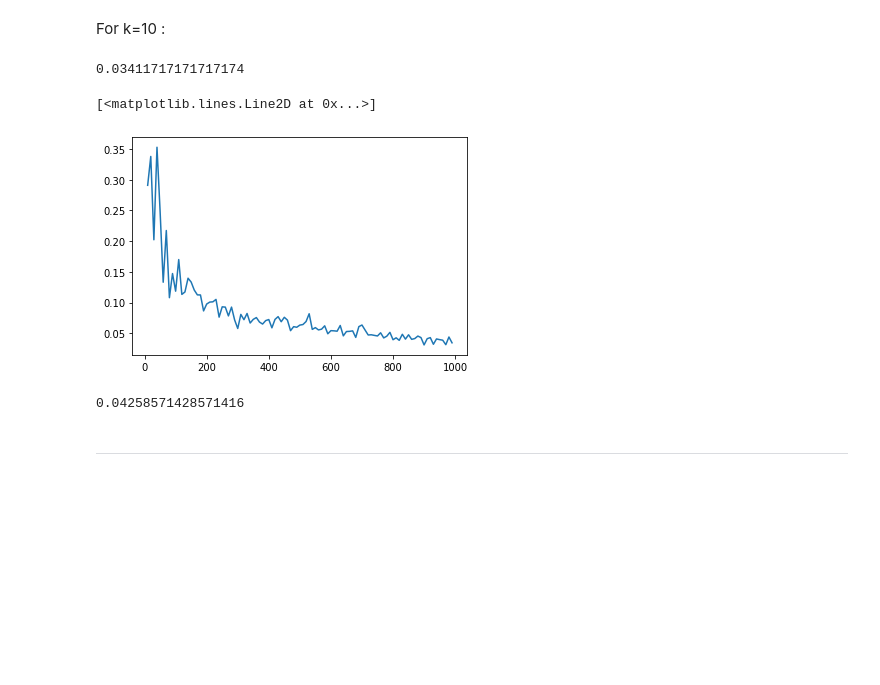
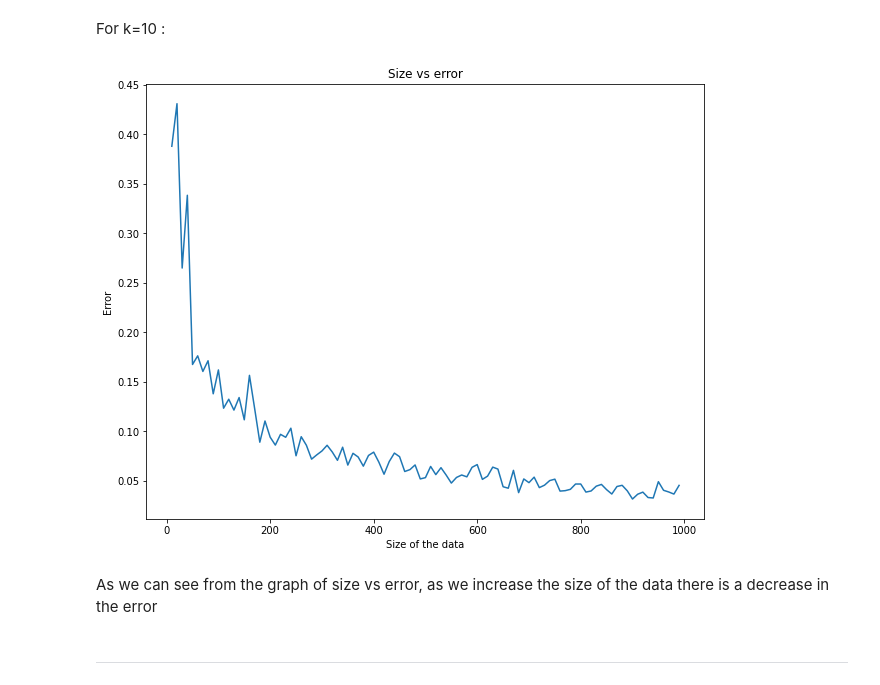
Before and after one commit to kartk/ML, a Jupyter notebook: Decision_Trees_1.ipynb, the cells around one changed output. Cells and saved outputs as stored; diff of their text form; code cells hidden in the pictures; blank space fills up the shorter version.

```diff
--- a/Decision_Trees_1.ipynb
+++ b/Decision_Trees_1.ipynb
@@ -453,10 +566,6 @@ difference as a function of m. What can you say about the marginal value of addi
 err_train(f_hat) is always 0 and I do not see any case where it wouldn't be, so |err_train(f_hat) - err(f_hat)| is just err(f_hat) which is same as the previous question.
 # %% [markdown]
 For k=10 :
-# %%
-error_distribution
-# %% [output]
-0.03411717171717174
 # %%
 m_range = np.arange(10, 1000, 10)
 error_distribution = []
@@ -464,14 +573,17 @@ for i in m_range:
   dt = DecisionTree(k=10, m= i)
   dt.train()
   error_distribution.append(dt.estimate_distribution_error(N=100))
-plt.plot(m_range, error_distribution)
-# %% [output]
-[<matplotlib.lines.Line2D at 0x...>]
-[figure, removed]
-# %%
-dt.estimate_distribution_error(N=1000)
-# %% [output]
-0.04258571428571416
+# %%
+plt.figure(figsize=(10,8))
+plt.plot(m_range, error_distribution)
+plt.title("Size vs error")
+plt.xlabel("Size of the data")
+plt.ylabel("Error")
+plt.show()
+# %% [output]
+[figure, added]
+# %% [markdown]
+As we can see from the graph of size vs error, as we increase the size of the data there is a decrease in the error
 # %% [markdown]
 ***
 # %% [markdown]
```
Also changed, not shown: parts of 19 cells of this notebook.
